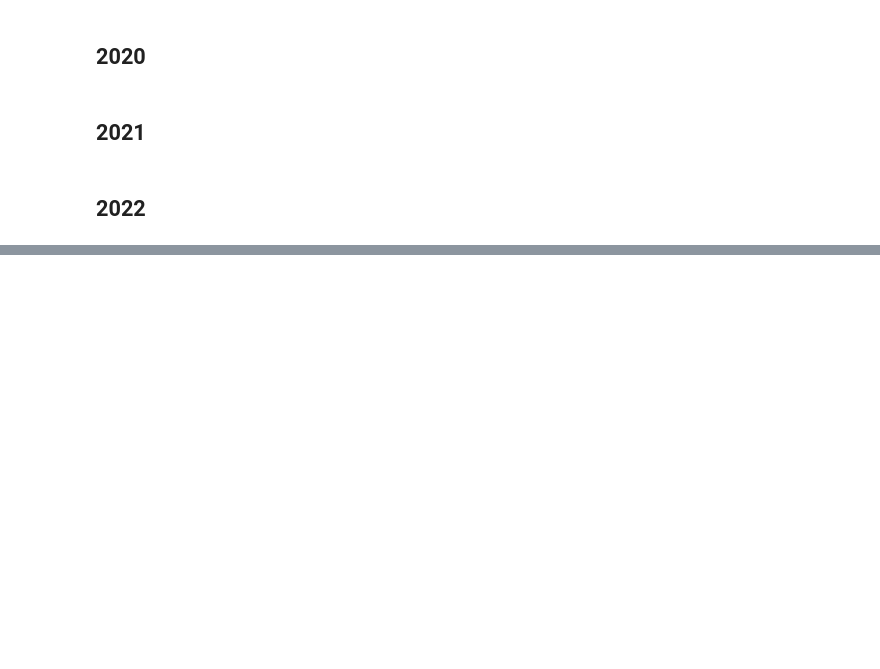
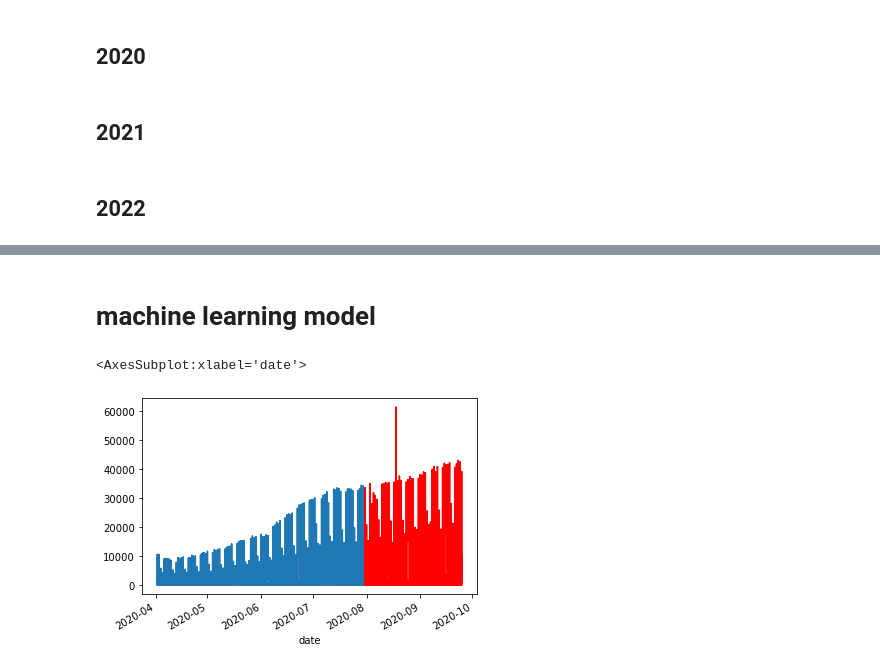
Before and after one commit to anthonymobile/subway_forecast, a Jupyter notebook: ridership_projection.ipynb, the cells around one changed output, grey strips where cells are left out. Cells and saved outputs as stored; diff of their text form; code cells hidden in the pictures; blank space fills up the shorter version.

Commit message:
skeleton for decision tree prediction model

```diff
--- a/ridership_projection.ipynb
+++ b/ridership_projection.ipynb
@@ -91,0 +108,9 @@ plt.show()
+# %% [markdown]
+# machine learning model
+# %%
+# test - train split
+df['entries'].loc['2020-04-02':'2020-07-31'].plot(kind='line')
+df['entries'].loc['2020-07-31':].plot(kind='line', color='r')
+# %% [output]
+<AxesSubplot:xlabel='date'>
+[figure, added]
```
Also changed, not shown: parts of 12 cells of this notebook.
